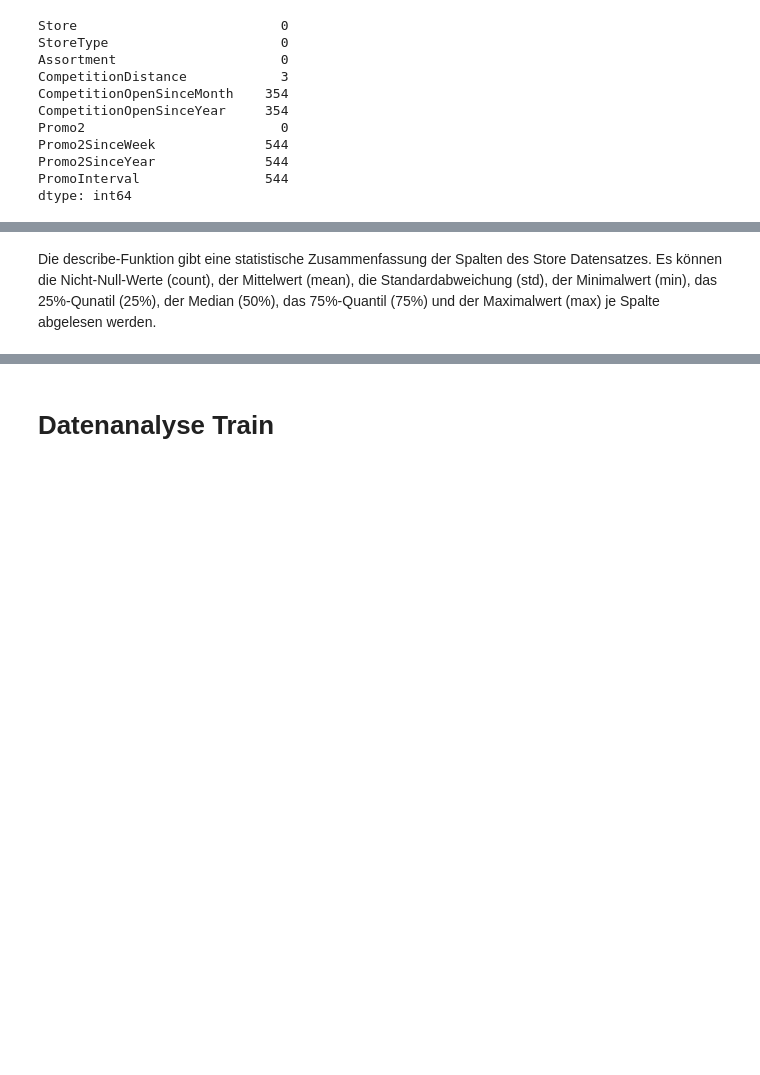
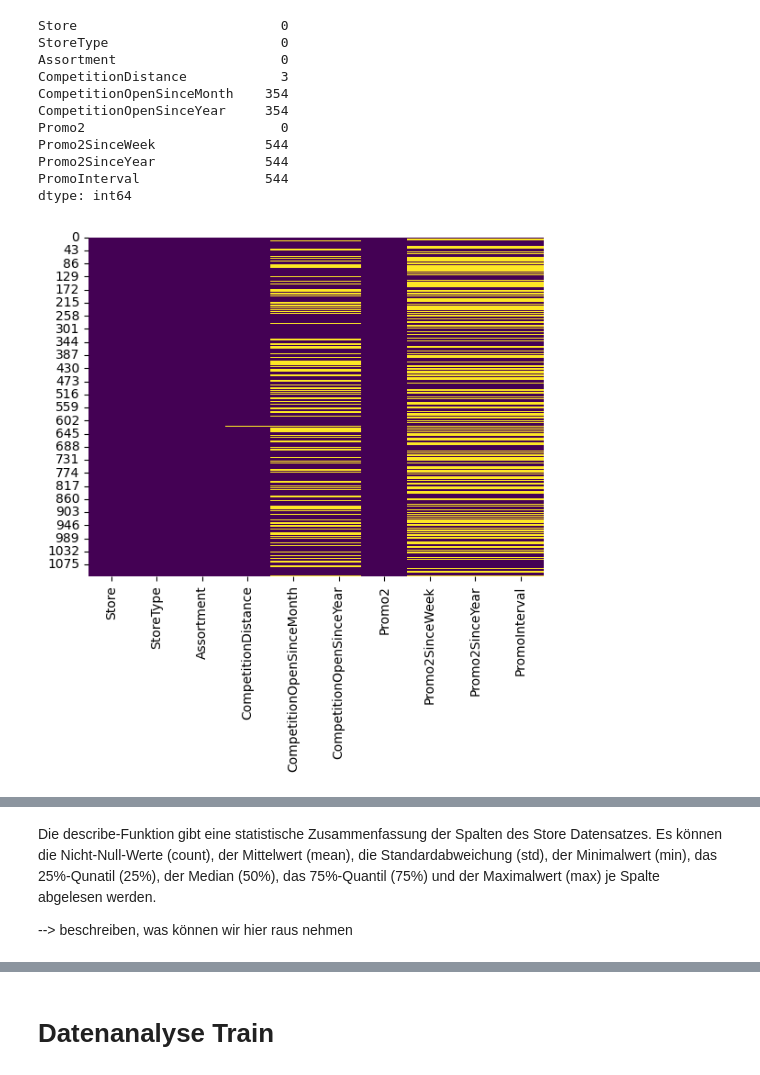
Before and after one commit to brk2ran/DataMining2024, a Jupyter notebook: notebooks/load_describe_data.ipynb, the cells around one changed output, grey strips where cells are left out. Cells and saved outputs as stored; diff of their text form; code cells hidden in the pictures; blank space fills up the shorter version.

```diff
--- a/notebooks/load_describe_data.ipynb
+++ b/notebooks/load_describe_data.ipynb
@@ -196,6 +196,11 @@ Promo2SinceWeek              544
 Promo2SinceYear              544
 PromoInterval                544
 dtype: int64
+# %%
+sns.heatmap(df_store.isnull(), cbar=False, cmap='viridis')
+plt.show()
+# %% [output]
+[figure, added]
 # %%
 df_store[df_store['CompetitionDistance'].isnull()]
 # %% [output]
@@ -205,6 +210,8 @@ df_store[df_store['CompetitionDistance'].isnull()]
 | 878 | 879 | d | a | <NA> | <NA> | <NA> | ... |
 # %% [markdown]
 Die describe-Funktion gibt eine statistische Zusammenfassung der Spalten des Store Datensatzes. Es können die Nicht-Null-Werte (count), der Mittelwert (mean), die Standardabweichung (std), der Minimalwert (min), das 25%-Qunatil (25%), der Median (50%), das 75%-Quantil (75%) und der Maximalwert (max) je Spalte abgelesen werden.
+
+--> beschreiben, was können wir hier raus nehmen
 # %%
 df_store.describe()
 # %% [output]
```
Also changed, not shown: parts of 2 cells of this notebook, 3 other files.
